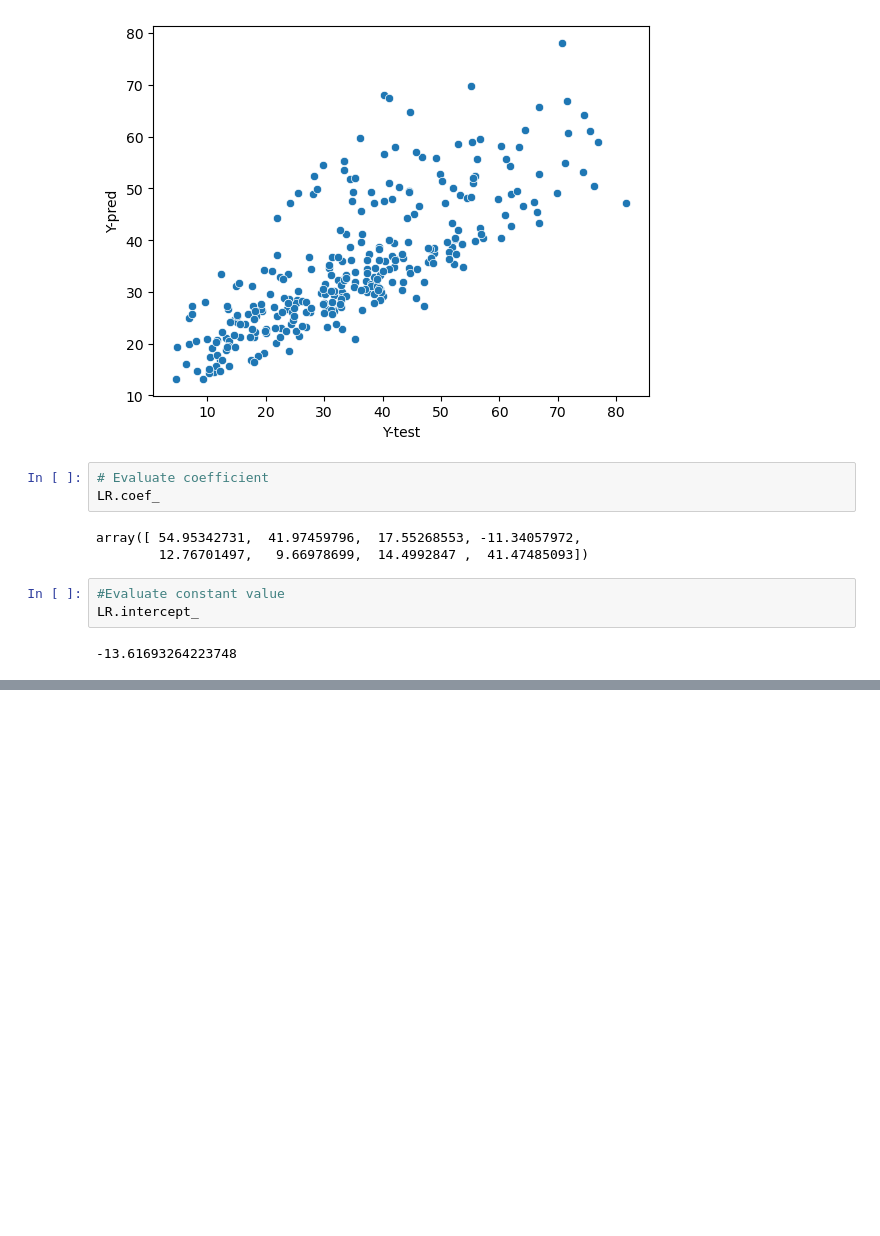
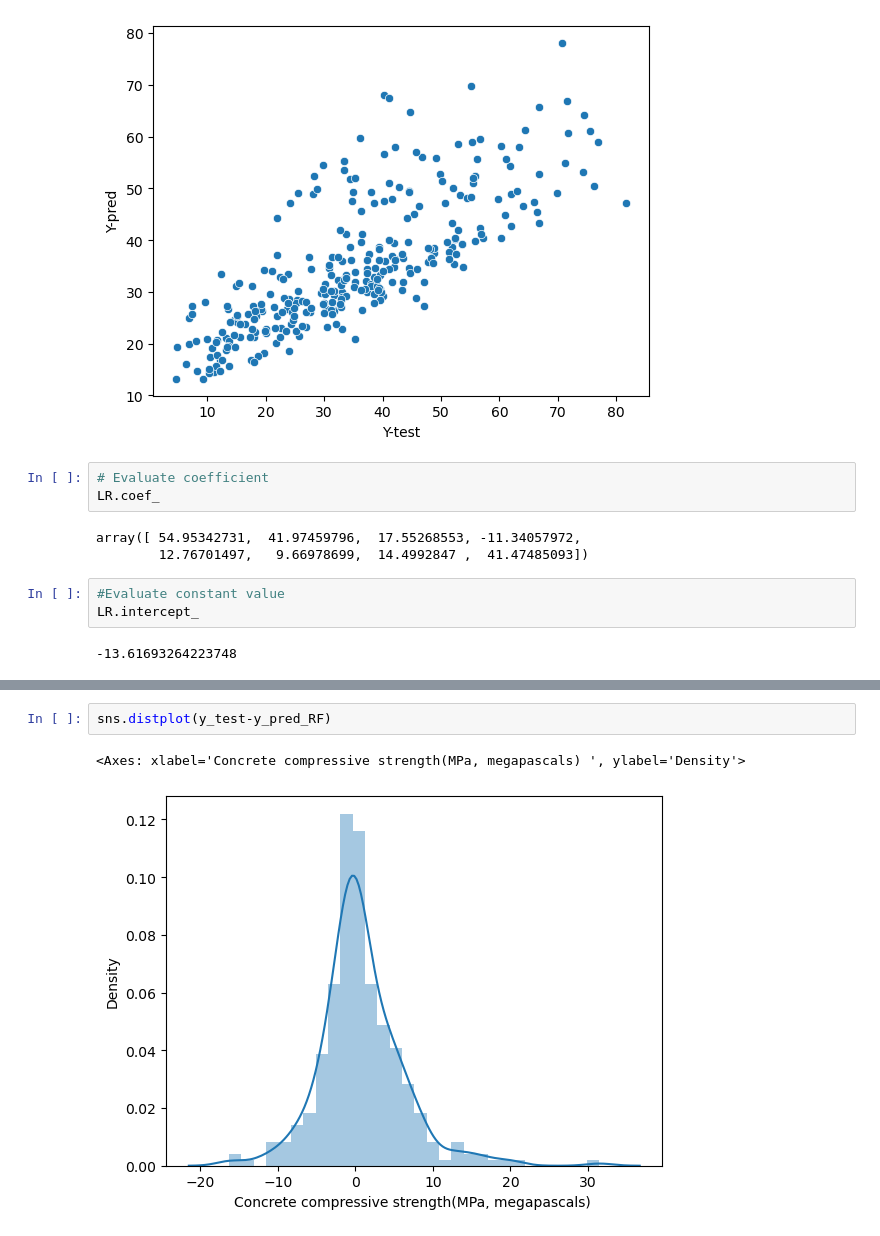
Before and after one commit to vrushali253/cementprediction_model, a Jupyter notebook: Model.ipynb, the cells around one changed output, grey strips where cells are left out. Cells and saved outputs as stored; diff of their text form; blank space fills up the shorter version.

```diff
--- a/Model.ipynb
+++ b/Model.ipynb
@@ -250,0 +278,5 @@ LR.intercept_
+# %%
+sns.distplot(y_test-y_pred_RF)
+# %% [output]
+<Axes: xlabel='Concrete compressive strength(MPa, megapascals) ', ylabel='Density'>
+[figure, added]
```
Also changed, not shown: parts of 17 cells of this notebook, 1 other file.
